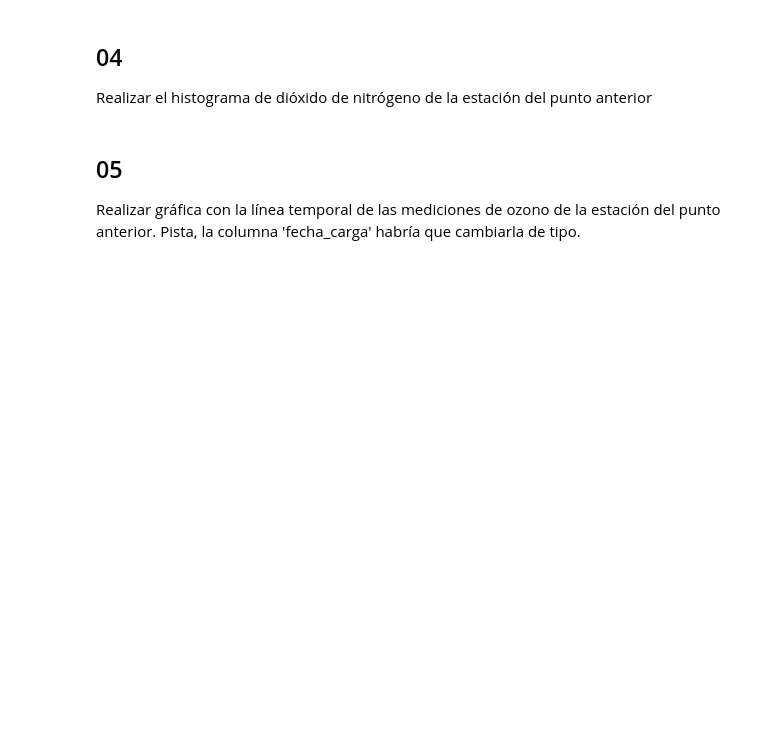
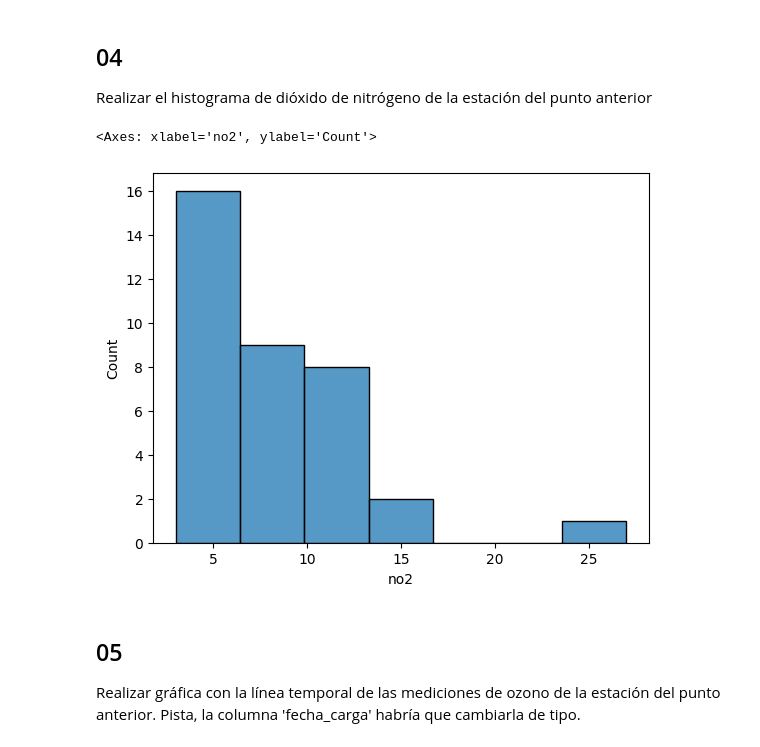
Before and after one commit to fresvel/01MIAR_VIDEO, a Jupyter notebook: 01MAIR_ACT_Video.ipynb, the cells around one changed output. Cells and saved outputs as stored; diff of their text form; code cells hidden in the pictures; blank space fills up the shorter version.

```diff
--- a/01MAIR_ACT_Video.ipynb
+++ b/01MAIR_ACT_Video.ipynb
@@ -61,0 +63,6 @@ Carga de datos de csv (valencia_pollution_dataset.csv) en un DataFrame
+# %%
+# Your solution here...
+csv_path="valencia_pollution_dataset.csv"
+dataframe=pd.read_csv(csv_path, sep=",")
+display(dataframe.sample(5))
+dataframe.info()
@@ -79,3 +165,13 @@ Realizar el histograma de dióxido de nitrógeno de la estación del punto anter
+# %%
+# Your solution here...
+#no2_data=dataframe[dataframe["nombre"]=='Pista de Silla'][["objectid","nombre","no2", "fecha_carga"]]
+
+#sns.histplot(data=no2_data, x="no2")
+
+sns.histplot(data=dataframe[dataframe["nombre"]=="Pista de Silla"], x="no2")
+# %% [output]
+<Axes: xlabel='no2', ylabel='Count'>
+[figure, added]
 # %% [markdown]
 ## 05
 Realizar gráfica con  la línea temporal de las mediciones de ozono de la estación del punto anterior. Pista, la columna 'fecha_carga' habría que cambiarla de tipo.
```
Also changed, not shown: parts of 14 cells of this notebook, 2 other files.
